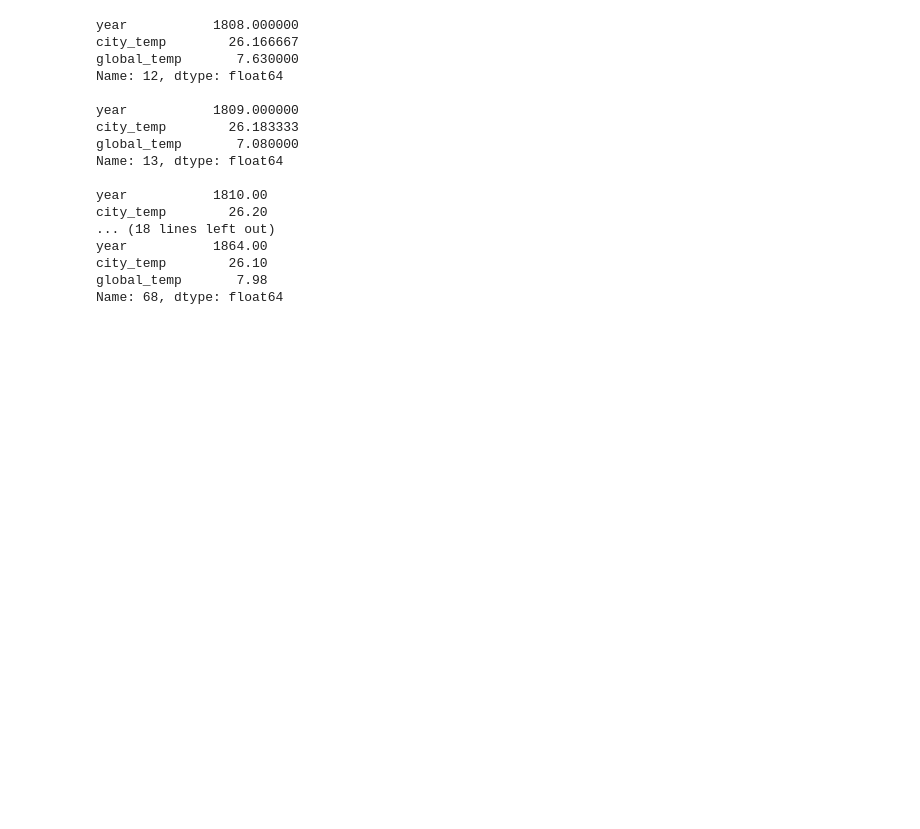
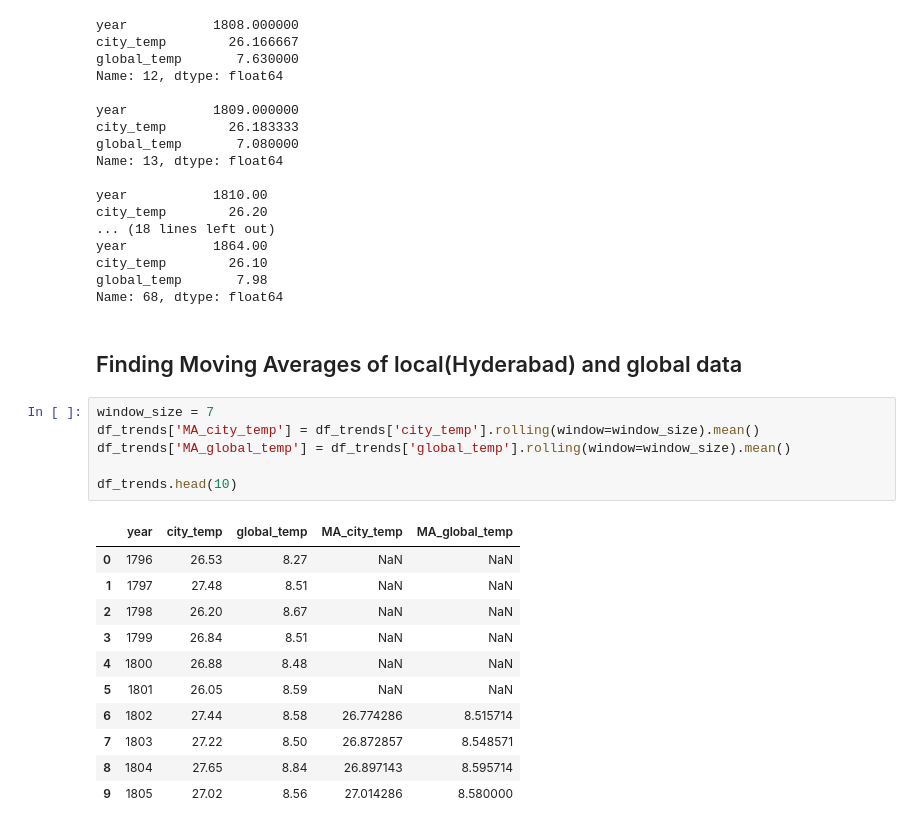
Before and after one commit to dishankkalra23/Explore-Weather-Trends, a Jupyter notebook: Explore_Weather_Trends.ipynb, the cells around one changed output. Saved outputs shown, nothing was run; the diff lists cells and outputs as text; blank space fills up the shorter version.

```diff
--- a/Explore_Weather_Trends.ipynb
+++ b/Explore_Weather_Trends.ipynb
@@ -311,3 +312,23 @@ year           1864.00
 city_temp        26.10
 global_temp       7.98
 Name: 68, dtype: float64
+# %% [markdown]
+## Finding Moving Averages of local(Hyderabad) and global data
+# %%
+window_size = 7
+df_trends['MA_city_temp'] = df_trends['city_temp'].rolling(window=window_size).mean()
+df_trends['MA_global_temp'] = df_trends['global_temp'].rolling(window=window_size).mean()
+
+df_trends.head(10)
+# %% [output]
+|  | year | city_temp | global_temp | MA_city_temp | MA_global_temp |
+| 0 | 1796 | 26.53 | 8.27 | NaN | NaN |
+| 1 | 1797 | 27.48 | 8.51 | NaN | NaN |
+| 2 | 1798 | 26.20 | 8.67 | NaN | NaN |
+| 3 | 1799 | 26.84 | 8.51 | NaN | NaN |
+| 4 | 1800 | 26.88 | 8.48 | NaN | NaN |
+| 5 | 1801 | 26.05 | 8.59 | NaN | NaN |
+| 6 | 1802 | 27.44 | 8.58 | 26.774286 | 8.515714 |
+| 7 | 1803 | 27.22 | 8.50 | 26.872857 | 8.548571 |
+| 8 | 1804 | 27.65 | 8.84 | 26.897143 | 8.595714 |
+| 9 | 1805 | 27.02 | 8.56 | 27.014286 | 8.580000 |
```
Also changed, not shown: parts of 2 cells of this notebook.
